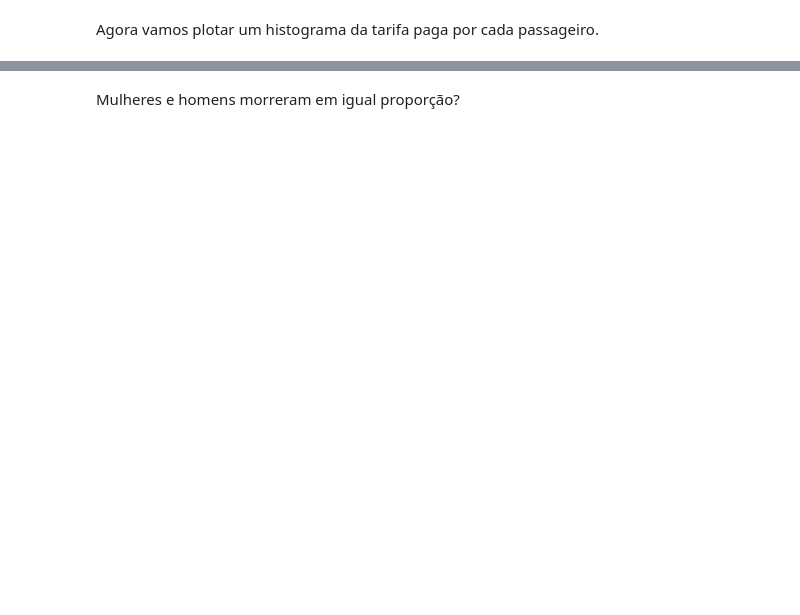
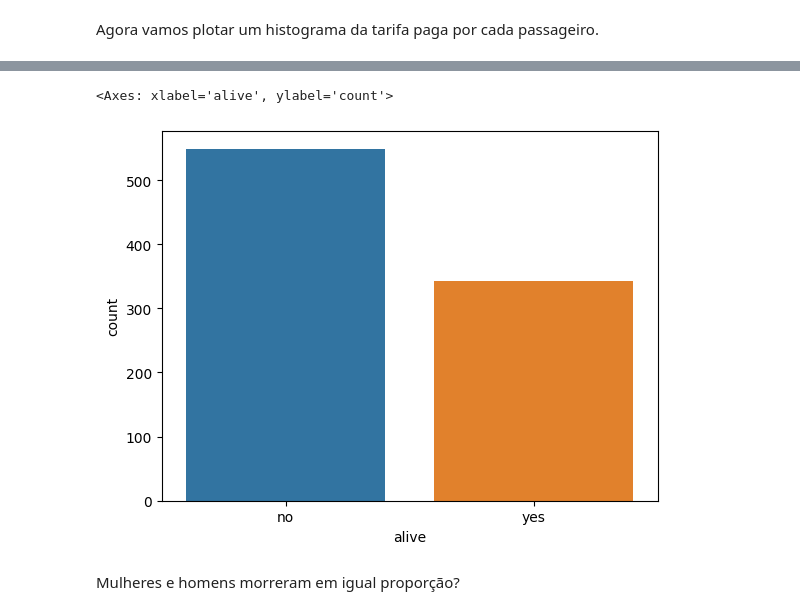
Before and after one commit to juliocpaiva/XMAC02, a Jupyter notebook: Aula01.ipynb, the cells around one changed output, grey strips where cells are left out. Drawn from its saved outputs; the diff is of its cells as text; code cells hidden in the pictures; blank space fills up the shorter version.

```diff
--- a/Aula01.ipynb
+++ b/Aula01.ipynb
@@ -26,2 +104,7 @@ Vamos fazer fatores que podem ter impactado a sobrevivência dos passageiros, co
+# %%
+sns.countplot(x='alive', data=df)
+# %% [output]
+<Axes: xlabel='alive', ylabel='count'>
+[figure, added]
 # %% [markdown]
 Mulheres e homens morreram em igual proporção?
```
Also changed, not shown: parts of 14 cells of this notebook.
